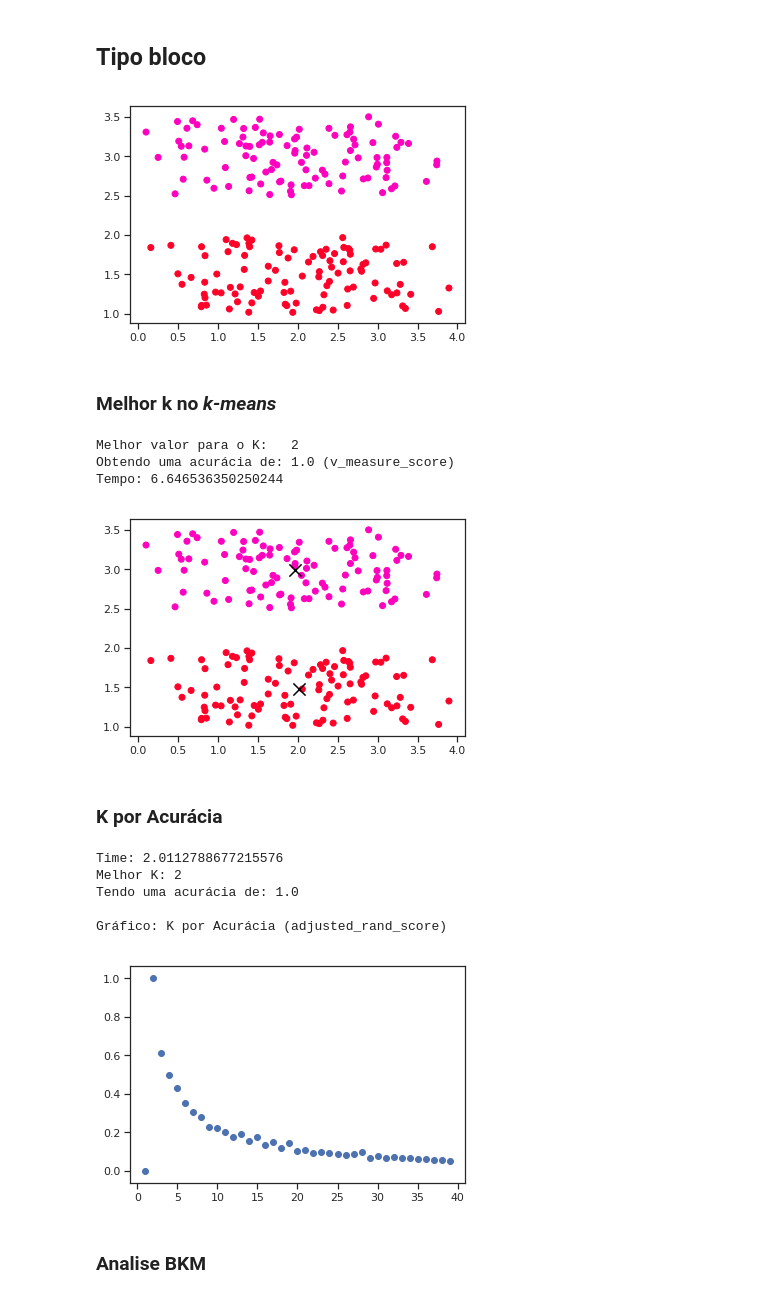
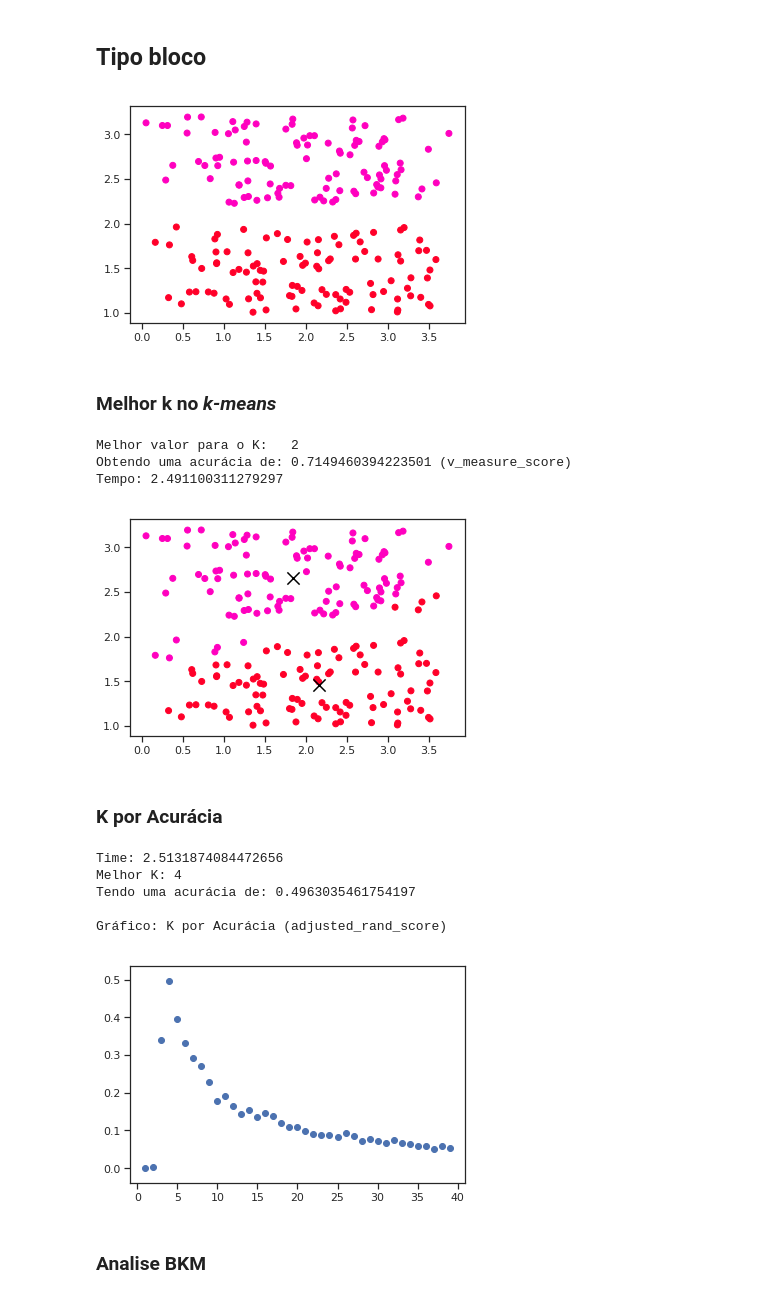
Before and after one commit to GrayJack/Bisect-K-Means, a Jupyter notebook: src/k-means-final.ipynb, the cells around one changed output. Cells and saved outputs as stored; diff of their text form; code cells hidden in the pictures.

```diff
--- a/src/k-means-final.ipynb
+++ b/src/k-means-final.ipynb
@@ -129,15 +127,9 @@ def kmeans(S, k, dist_func=euclidianDistance):
 <a id='algo'></a>
 [melhor k](#melhork)
 # %%
-def find_best_k_value(df_pca1, df_pca2, atribute, plot_name, metric=adj_rd):
-    d1 = list(df_pca1)
-    d2 = list(df_pca2)
-
+def find_best_k_value(document, atribute, plot_name, metric=adj_rd):
     maping = {key:count for count,key in enumerate(atribute)}
     Y = [maping[i] for i in atribute]
-
-
-    document = list(zip(d1,d2))
 
     best_accuracy = -2
     best_centr = []
@@ -146,9 +138,9 @@ def find_best_k_value(df_pca1, df_pca2, atribute, plot_name, metric=adj_rd):
     inicio = time()
     accuracy = 0
 
-    for _ in range(10):
+    for _ in range(15):
         k_acc = []
-        for K in range(2, 20):
+        for K in range(2, 10):
             y_pred, centroids, _ = kmeans(document, K)
             accuracy = metric(Y, y_pred)
             if accuracy >= best_accuracy:
@@ -587,34 +578,33 @@ blocos_label = []
 blocos =  [(i+rd.random(), 1+rd.random()) for i in alcance2]
 blocos_label += [1]*len(alcance2)
 
-blocos += [(i+rd.random(), 2.5+rd.random()) for i in alcance2]
+blocos += [(i+rd.random(), 2.2+rd.random()) for i in alcance2]
 blocos_label += [2]*len(alcance2)
 
 plotter3(blocos, blocos_label)
 plt.savefig('blocks.pdf')
 # %% [output]
-[figure, old version]
+[figure, new version]
 # %% [markdown]
 ### Melhor k no *k-means*
 # %%
-blocos_X, blocos_Y = zip(*blocos)
-find_best_k_value(blocos_X, blocos_Y, blocos_label, "blocos_best_k.pdf", metric=v_measure)
+find_best_k_value(blocos, blocos_label, "blocos_best_k.pdf", metric=v_measure)
 # %% [output]
 Melhor valor para o K:   2
-Obtendo uma acurácia de: 1.0 (v_measure_score)
-Tempo: 6.646536350250244
+Obtendo uma acurácia de: 0.7149460394223501 (v_measure_score)
+Tempo: 2.491100311279297
-[figure, old version]
+[figure, new version]
 # %% [markdown]
 ### K por Acurácia
 # %%
 k_by_acc(blocos, blocos_label, "blocos_k_by_acc.pdf")
 # %% [output]
-Time: 2.0112788677215576
-Melhor K: 2
-Tendo uma acurácia de: 1.0
+Time: 2.5131874084472656
+Melhor K: 4
+Tendo uma acurácia de: 0.4963035461754197
 
 Gráfico: K por Acurácia (adjusted_rand_score)
-[figure, old version]
+[figure, new version]
 # %% [markdown]
 ### Analise BKM
 # %%
```
Also changed, not shown: parts of 20 cells of this notebook.
